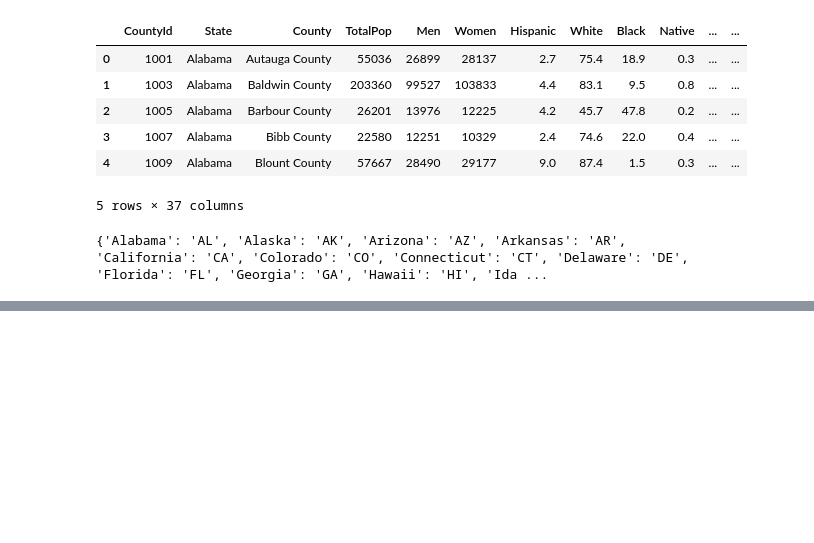
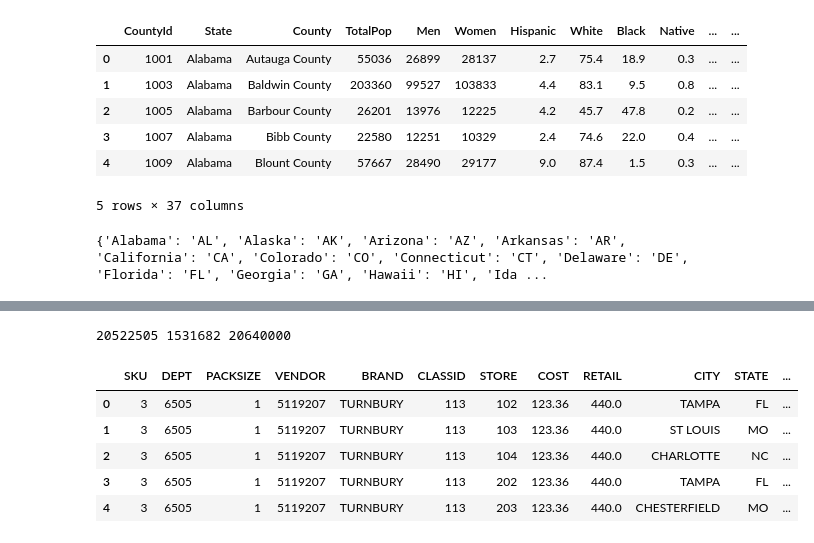
Before and after one commit to ayush9818/Dilliards-Inventory-Management, a Jupyter notebook: code/FeatureEngineering_Notebook.ipynb, the cells around one changed output, grey strips where cells are left out. Cells and saved outputs as stored; diff of their text form; code cells hidden in the pictures; blank space fills up the shorter version.

```diff
--- a/code/FeatureEngineering_Notebook.ipynb
+++ b/code/FeatureEngineering_Notebook.ipynb
@@ -66,0 +238,6 @@ df_final.head()
+# %%
+df_sku = df_sku[['SKU','DEPT', 'PACKSIZE', 'VENDOR', 'BRAND', 'CLASSID']]
+df_skst = df_skst[['SKU','STORE','COST','RETAIL']]
+# %%
+df_str_skst = df_skst.merge(df_str, on='STORE', how='inner')
+df_str_skst.head()
@@ -66,0 +251,12 @@ df_final.head()
+# %%
+df_sku_skst = df_sku.merge(df_str_skst, on='SKU', how='inner')
+print(df_sku_skst.shape[0], df_sku.shape[0], df_str_skst.shape[0])
+df_sku_skst.head()
+# %% [output]
+20522505 1531682 20640000
+|  | SKU | DEPT | PACKSIZE | VENDOR | BRAND | CLASSID | STORE | COST | RETAIL | CITY | STATE | ... |
+| 0 | 3 | 6505 | 1 | 5119207 | TURNBURY | 113 | 102 | 123.36 | 440.0 | TAMPA | FL | ... |
+| 1 | 3 | 6505 | 1 | 5119207 | TURNBURY | 113 | 103 | 123.36 | 440.0 | ST LOUIS | MO | ... |
+| 2 | 3 | 6505 | 1 | 5119207 | TURNBURY | 113 | 104 | 123.36 | 440.0 | CHARLOTTE | NC | ... |
+| 3 | 3 | 6505 | 1 | 5119207 | TURNBURY | 113 | 202 | 123.36 | 440.0 | TAMPA | FL | ... |
+| 4 | 3 | 6505 | 1 | 5119207 | TURNBURY | 113 | 203 | 123.36 | 440.0 | CHESTERFIELD | MO | ... |
```
Also changed, not shown: parts of 41 cells of this notebook.
